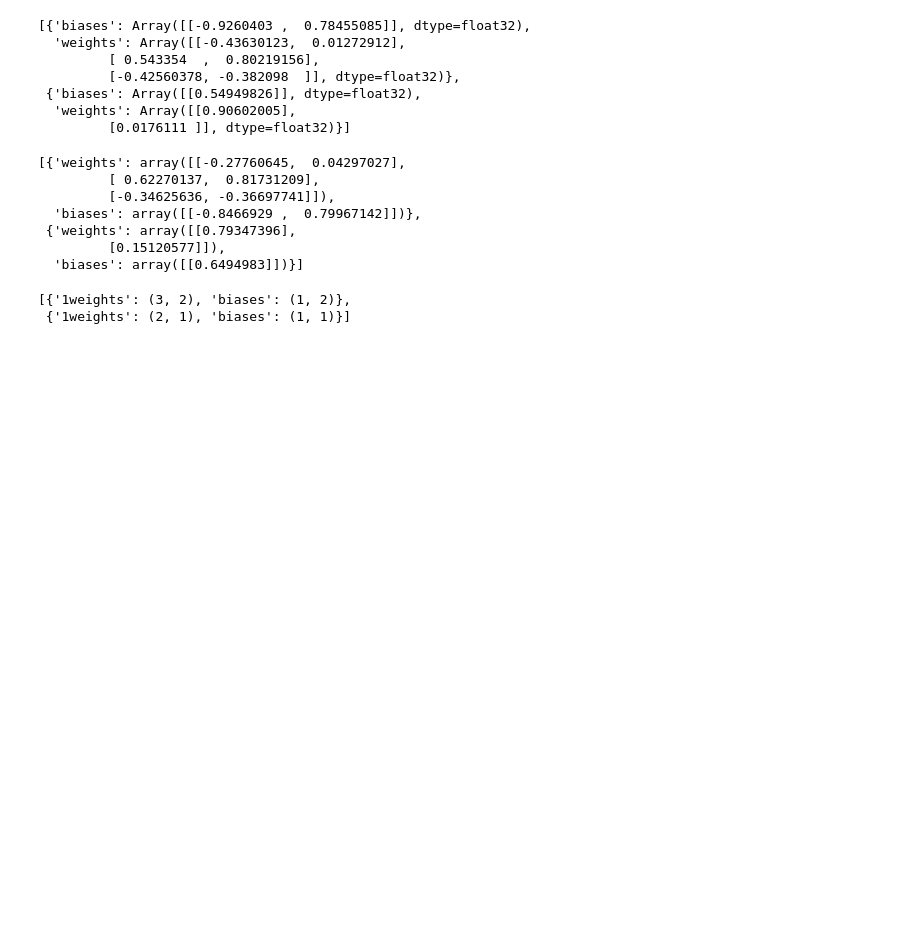
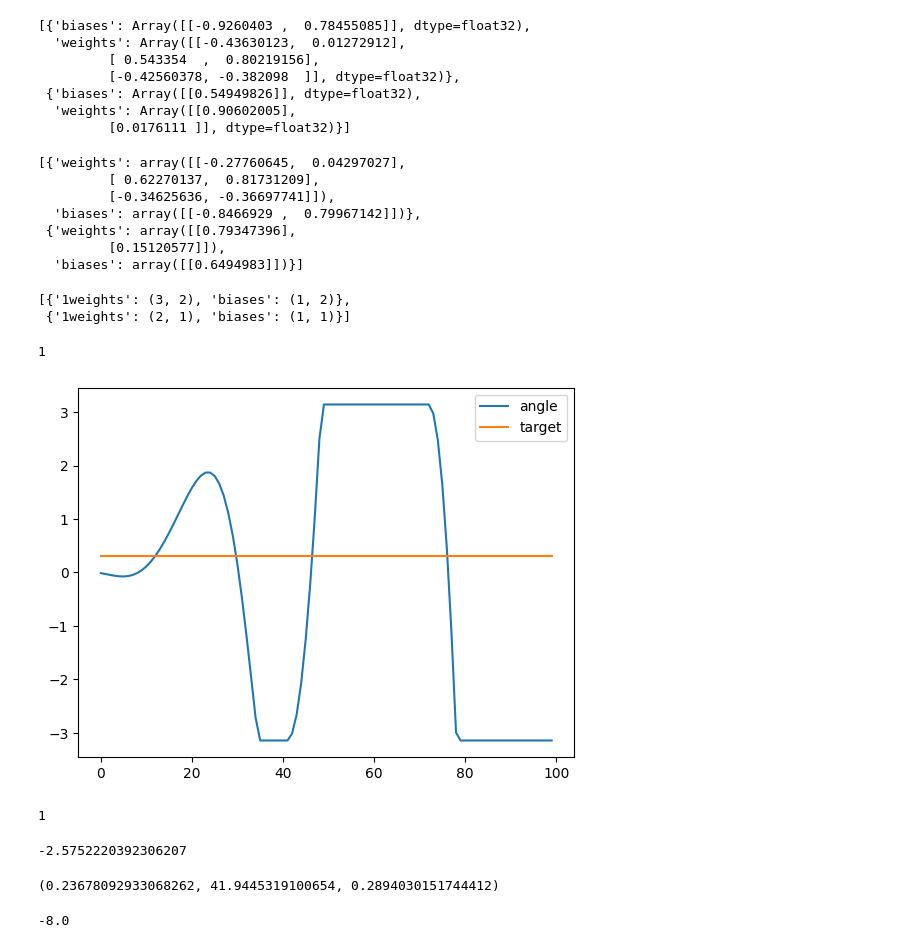
Before and after one commit to andreas122001/PID-Controller-Tuning-with-JAX, a Jupyter notebook: test.ipynb, the cells around one changed output. Cells and saved outputs as stored; diff of their text form; code cells hidden in the pictures; blank space fills up the shorter version.

Commit message:
Added new plant (not finished)

```diff
--- a/test.ipynb
+++ b/test.ipynb
@@ -545,3 +545,59 @@ jax.tree_map(lambda x : x.shape, params)
 # %% [output]
 [{'1weights': (3, 2), 'biases': (1, 2)},
  {'1weights': (2, 1), 'biases': (1, 1)}]
+# %%
+class State:
+    value = 0
+    def __init__(self, value, **kwargs) -> None:
+        self.value = value
+        self.args = kwargs
+F = Test(t=1)
+F.args['t']
+# %% [output]
+1
+# %%
+import numpy as np
+import matplotlib.pyplot as plt
+from plant import RobotArmPlant
+plant = RobotArmPlant(0, np.pi*0.1,
+                        dt=.1,
+                        length=2,
+                        mass=10,
+                        gravity=1)
+state, error = plant.reset()
+# %%
+state, error = plant.reset()
+state_log = []
+control_log = []
+error_log = [error, error]
+params = np.array([
+    0.1,
+    0.1,
+    0.1,
+])
+for i in range(100):
+
+    e = np.array(
+        [error, np.sum(error_log), error-error_log[-2]])
+
+    U = params@e.T
+
+    state, error = plant.step(state, U, 0)
+    state_log.append(state[0])
+    control_log.append(U)
+    error_log.append(error)
+# plt.ylim(-np.pi, 0.1)
+plt.plot(state_log, label="angle")
+# plt.plot(control_log, label="torque")
+plt.plot([plant.TARGET]*len(state_log), label="target")
+plt.legend();
+# %% [output]
+[figure, added]
+# %%
+np.sign(10)
+# %% [output]
+1
+# %%
+np.fmod(-12, np.pi)
+# %% [output]
+-2.5752220392306207
@@ -547,0 +615,20 @@ jax.tree_map(lambda x : x.shape, params)
+# %%
+def update(F):
+    global ø, w, a
+    T = (F - 0.5*l*m*g*np.cos(ø))
+    a = T/I
+
+    w = w + a*dt
+    ø = ø + w*dt + 0.5*a*dt**2
+    ø = np.fmod(ø, np.pi)
+    return ø
+
+update(0)
+ø, w, a
+# %% [output]
+(0.23678092933068262, 41.9445319100654, 0.2894030151744412)
+# %%
+ø, w, a, t = 0, 0, -1, 4
+ø + w*t + 0.5*()*t**2
+# %% [output]
+-8.0
```
Also changed, not shown: parts of 10 cells of this notebook, 3 other files.
